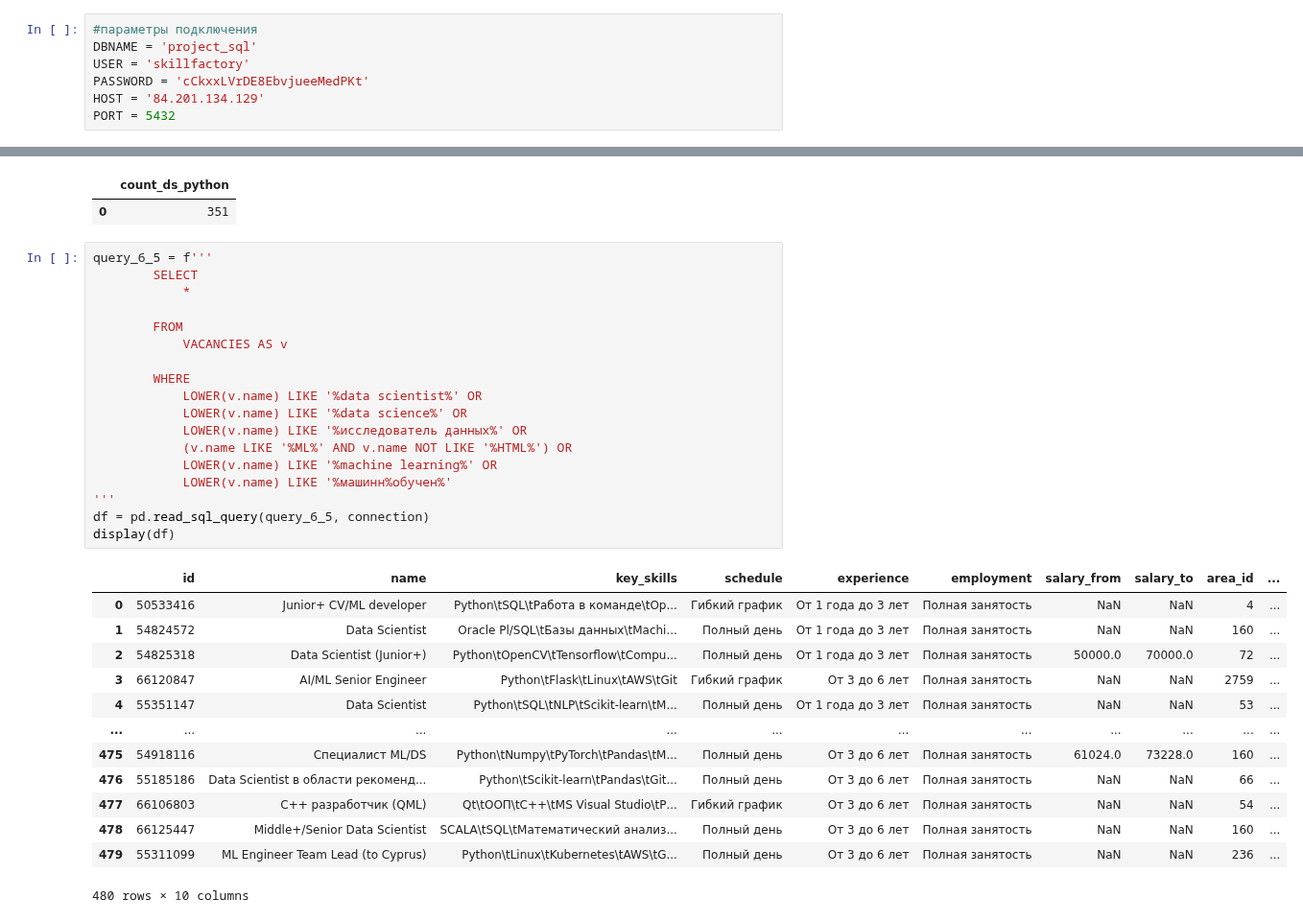
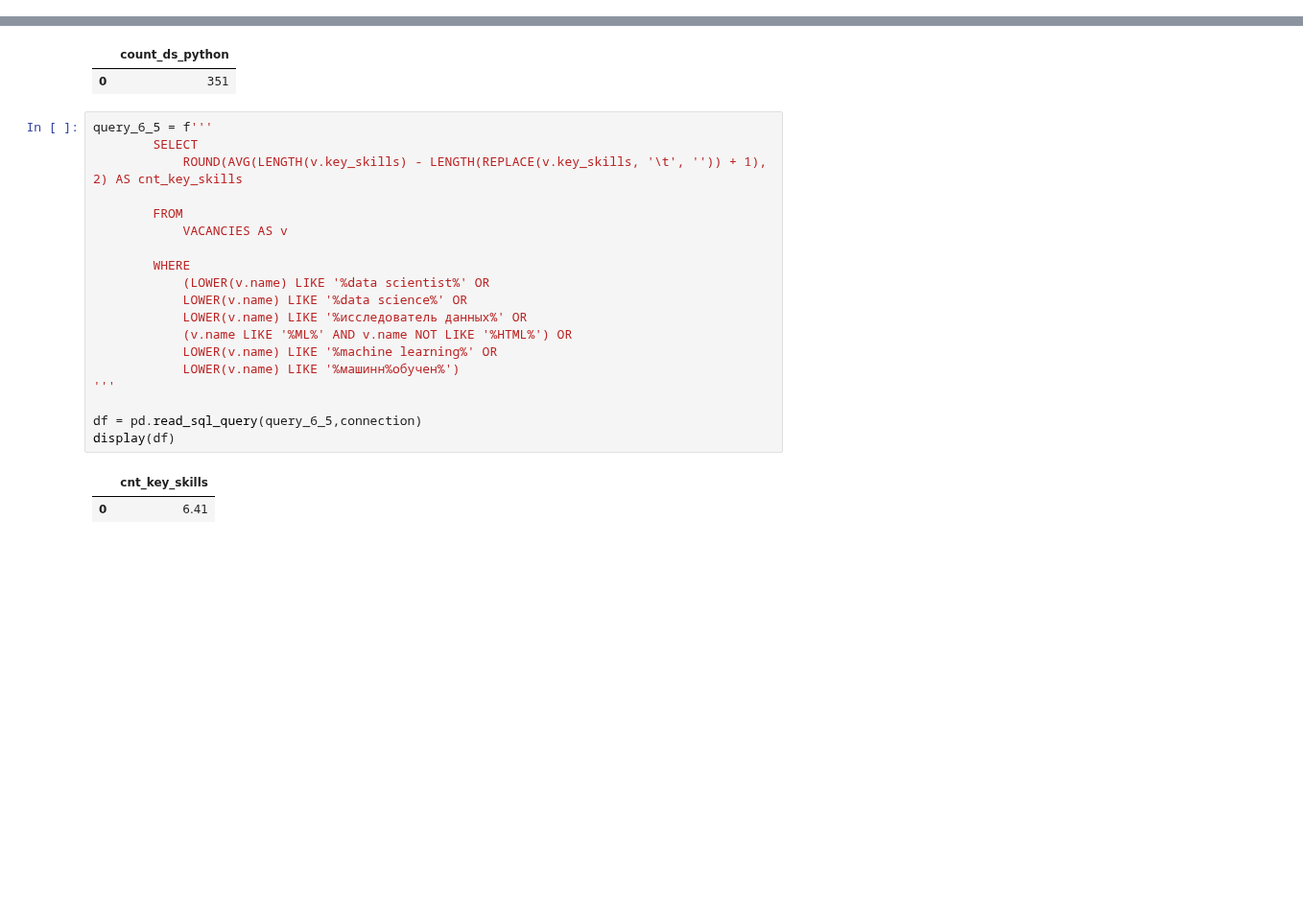
Before and after one commit to rafferti95/st_data_science, a Jupyter notebook: Project 2/pre_popon.ipynb, the cells around one changed output, grey strips where cells are left out. Shown at 96% size. Cells and saved outputs as stored; diff of their text form; blank space fills up the shorter version.

```diff
--- a/Project 2/pre_popon.ipynb
+++ b/Project 2/pre_popon.ipynb
@@ -8,10 +8,3 @@ import requests
 from bs4 import BeautifulSoup
 
 warnings.filterwarnings('ignore')
-# %%
-#параметры подключения
-DBNAME = 'project_sql'
-USER = 'skillfactory'
-PASSWORD = 'cCkxxLVrDE8EbvjueeMedPKt'
-HOST = '84.201.134.129'
-PORT = 5432
@@ -538,32 +533,22 @@ display(df)
 # %%
 query_6_5 = f'''
         SELECT
-            *
+            ROUND(AVG(LENGTH(v.key_skills) - LENGTH(REPLACE(v.key_skills, '\t', '')) + 1), 2) AS cnt_key_skills
 
         FROM
             VACANCIES AS v
 
         WHERE
-            LOWER(v.name) LIKE '%data scientist%' OR
+            (LOWER(v.name) LIKE '%data scientist%' OR
             LOWER(v.name) LIKE '%data science%' OR
             LOWER(v.name) LIKE '%исследователь данных%' OR
             (v.name LIKE '%ML%' AND v.name NOT LIKE '%HTML%') OR
             LOWER(v.name) LIKE '%machine learning%' OR
-            LOWER(v.name) LIKE '%машинн%обучен%'
+            LOWER(v.name) LIKE '%машинн%обучен%')
 '''
-df = pd.read_sql_query(query_6_5, connection)
+
+df = pd.read_sql_query(query_6_5,connection)
 display(df)
 # %% [output]
-|  | id | name | key_skills | schedule | experience | employment | salary_from | salary_to | area_id | ... |
-| 0 | 50533416 | Junior+ CV/ML developer | Python\tSQL\tРабота в команде\tOp... | Гибкий график | От 1 года до 3 лет | Полная занятость | NaN | NaN | 4 | ... |
-| 1 | 54824572 | Data Scientist | Oracle Pl/SQL\tБазы данных\tMachi... | Полный день | От 1 года до 3 лет | Полная занятость | NaN | NaN | 160 | ... |
-| 2 | 54825318 | Data Scientist (Junior+) | Python\tOpenCV\tTensorflow\tCompu... | Полный день | От 1 года до 3 лет | Полная занятость | 50000.0 | 70000.0 | 72 | ... |
-| 3 | 66120847 | AI/ML Senior Engineer | Python\tFlask\tLinux\tAWS\tGit | Гибкий график | От 3 до 6 лет | Полная занятость | NaN | NaN | 2759 | ... |
-| 4 | 55351147 | Data Scientist | Python\tSQL\tNLP\tScikit-learn\tM... | Полный день | От 1 года до 3 лет | Полная занятость | NaN | NaN | 53 | ... |
-| ... | ... | ... | ... | ... | ... | ... | ... | ... | ... | ... |
-| 475 | 54918116 | Специалист ML/DS | Python\tNumpy\tPyTorch\tPandas\tМ... | Полный день | От 3 до 6 лет | Полная занятость | 61024.0 | 73228.0 | 160 | ... |
-| 476 | 55185186 | Data Scientist в области рекоменд... | Python\tScikit-learn\tPandas\tGit... | Полный день | От 3 до 6 лет | Полная занятость | NaN | NaN | 66 | ... |
-| 477 | 66106803 | C++ разработчик (QML) | Qt\tООП\tC++\tMS Visual Studio\tР... | Гибкий график | От 3 до 6 лет | Полная занятость | NaN | NaN | 54 | ... |
-| 478 | 66125447 | Middle+/Senior Data Scientist | SCALA\tSQL\tМатематический анализ... | Полный день | От 3 до 6 лет | Полная занятость | NaN | NaN | 160 | ... |
-| 479 | 55311099 | ML Engineer Team Lead (to Cyprus) | Python\tLinux\tKubernetes\tAWS\tG... | Полный день | От 3 до 6 лет | Полная занятость | NaN | NaN | 236 | ... |
+|  | cnt_key_skills |
+| 0 | 6.41 |
-480 rows × 10 columns
```
Also changed, not shown: parts of 1 cell of this notebook, 1 other file.
